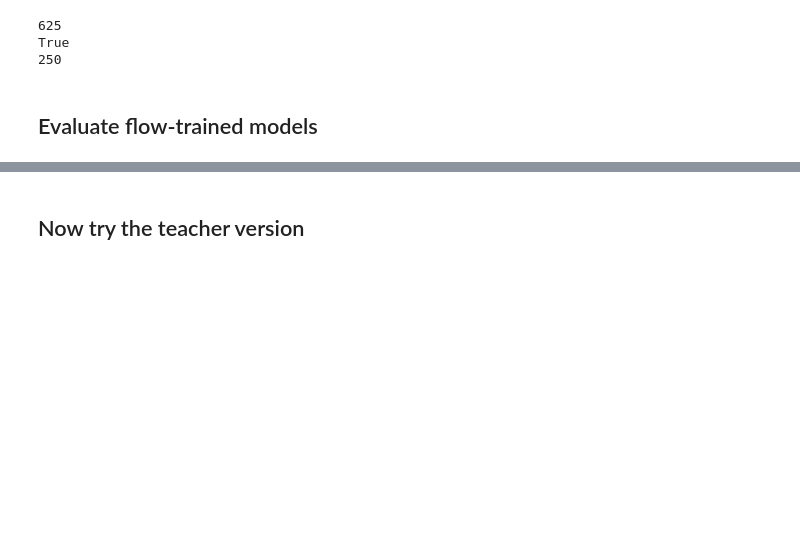
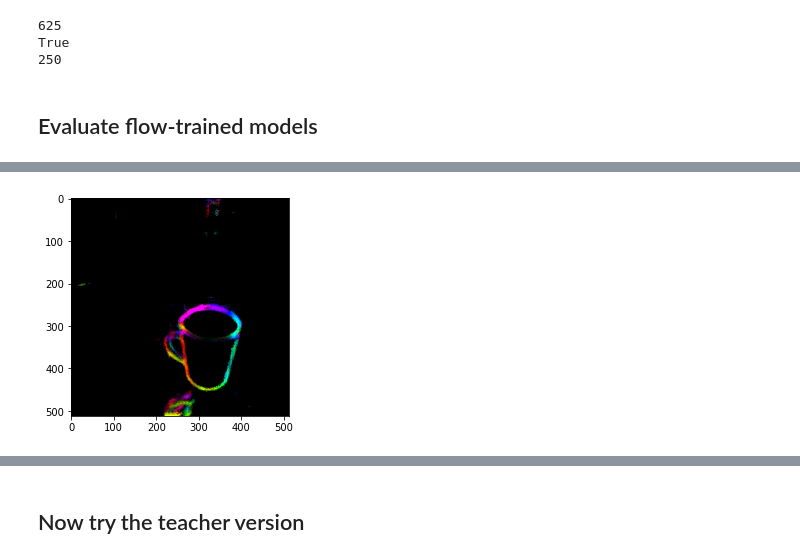
Before and after one commit to neuroailab/RAFT, a Jupyter notebook: notebooks/FlowTargets_db042722.ipynb, the cells around one changed output, grey strips where cells are left out. Drawn from its saved outputs; the diff is of its cells as text; code cells hidden in the pictures; blank space fills up the shorter version.

```diff
--- a/notebooks/FlowTargets_db042722.ipynb
+++ b/notebooks/FlowTargets_db042722.ipynb
@@ -285,0 +374,3 @@ _, flow_pred = flow_net(img1, img2, test_mode=True, iters=12)
+# %%
+vis_utils.imshow(data_utils.FlowToRgb(0.25)(c) * (b > 0.1).float())
+# %% [output]
@@ -286,2 +378,3 @@ _, flow_pred = flow_net(img1, img2, test_mode=True, iters=12)
+[figure, added]
 # %%
 # flow_pred = torch.stack([flow_pred[:,1], flow_pred[:,0]], 1)
```
Also changed, not shown: parts of 15 cells of this notebook, 4 other files.
